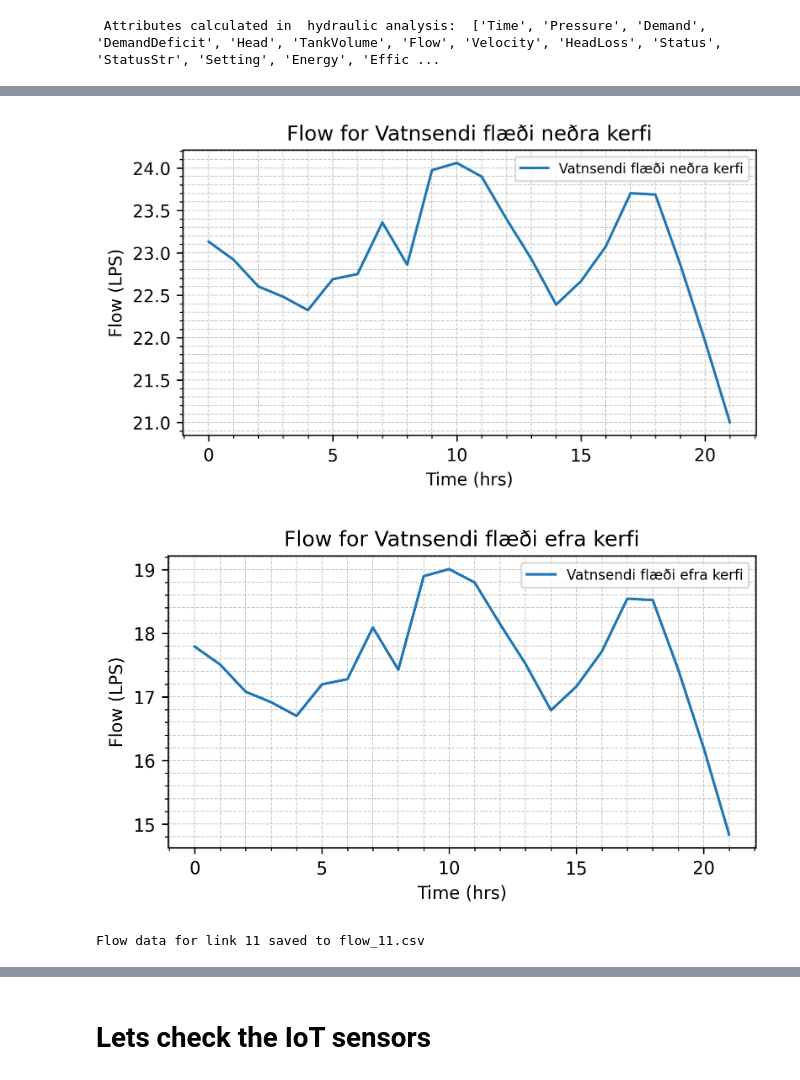
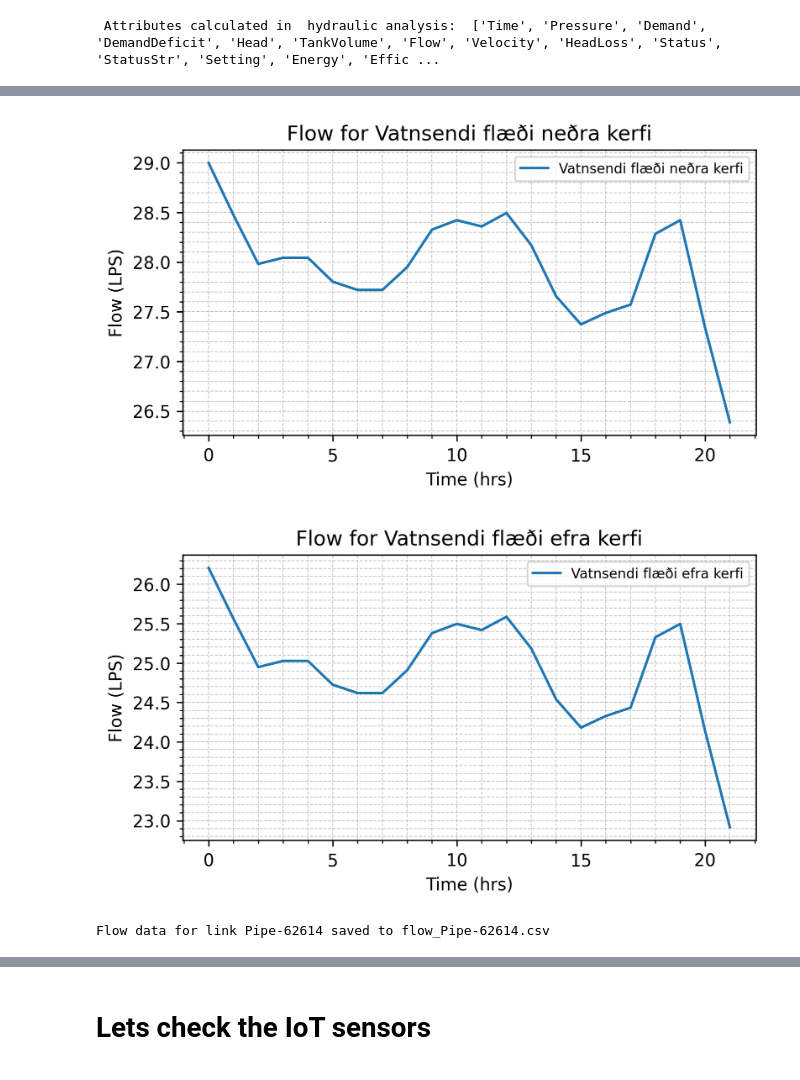
Before and after one commit to frodibrooks/OptimisedHeating, a Jupyter notebook: Epanet_python/Simulate_Vatnsendi.ipynb, the cells around one changed output, grey strips where cells are left out. Cells and saved outputs as stored; diff of their text form; code cells hidden in the pictures.

```diff
--- a/Epanet_python/Simulate_Vatnsendi.ipynb
+++ b/Epanet_python/Simulate_Vatnsendi.ipynb
@@ -12,8 +12,8 @@ import time
 
 
 # Load the EPANET model
-inp_file = "C:\\Users\\frodi\\Documents\\OptimisedHeating\\Epanet\\currently_working\\Vatnsendi_rjupnasalir_pattern.inp"
-# inp_file = "C:\\Users\\frodi\\Documents\\OptimisedHeating\\Epanet\\currently_working\\Vatnsendi_pattern_efra.inp"
+# inp_file = "C:\\Users\\frodi\\Documents\\OptimisedHeating\\Epanet\\currently_working\\Vatnsendi_rjupnasalir_pattern.inp"
+inp_file = "C:\\Users\\frodi\\Documents\\OptimisedHeating\\Epanet\\currently_working\\Vatnsendi_pattern_efra.inp"
 # inp_file = "C:\\Users\\frodi\\Documents\\OptimisedHeating\\Epanet\\currently_working\\Vatnsendi_pattern_nedra.inp"
 
 d = epanet(inp_file)
@@ -184,10 +184,10 @@ for i, index in enumerate(link_indices):
     plt.show()
 
 
-    import pandas as pd
+#     import pandas as pd
 
 # Get the index for link "11"
-link_name = '11'
+link_name = 'Pipe-62614'
 link_index = get_link_indices(d, [link_name])[0]
 
 # Extract the absolute flow data for that link
@@ -208,6 +208,6 @@ print(f"Flow data for link {link_name} saved to flow_{link_name}.csv")
-[figure, old version]
+[figure, new version]
-[figure, old version]
+[figure, new version]
-Flow data for link 11 saved to flow_11.csv
+Flow data for link Pipe-62614 saved to flow_Pipe-62614.csv
 # %%
 link_input_names = ['17','10','25','26','27']
 link_indices = get_link_indices(d,link_input_names)
```
Also changed, not shown: parts of 8 cells of this notebook, 10 other files.
